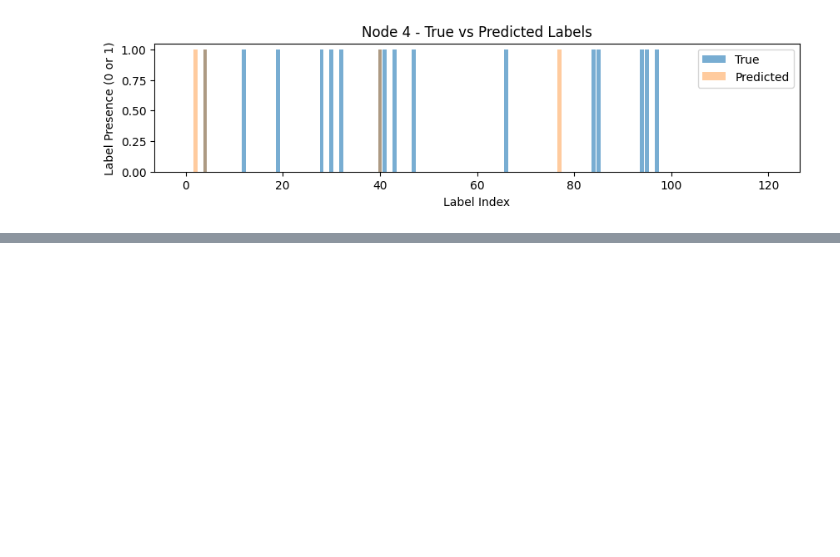
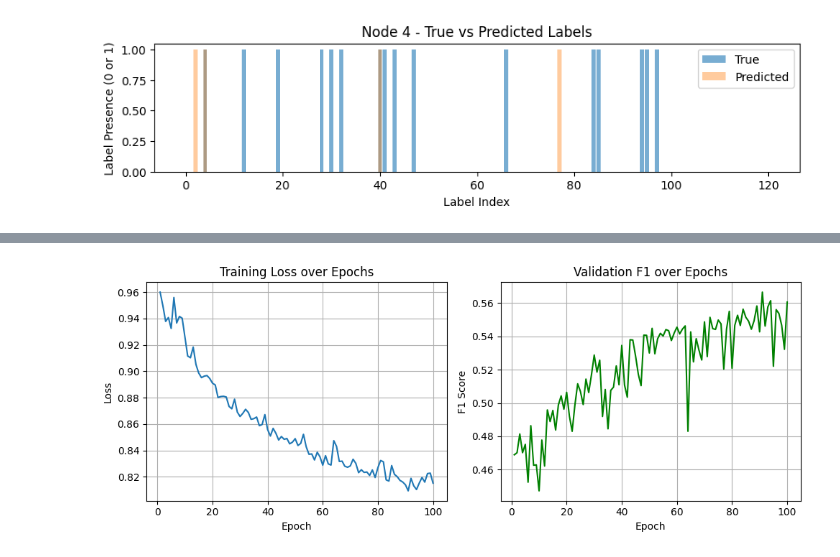
Before and after one commit to isaacbilsel/GNN-Proteins, a Jupyter notebook: PPI_GNN.ipynb, the cells around one changed output, grey strips where cells are left out. Saved outputs shown, nothing was run; the diff lists cells and outputs as text; code cells hidden in the pictures; blank space fills up the shorter version.

```diff
--- a/Copy_of_TRIALPYT.ipynb
+++ b/PPI_GNN.ipynb
@@ -183,7 +183,7 @@ class GAT(nn.Module):
         x = self.dropout(x)
 
         x = self.gat3(x, edge_index)
-        return torch.sigmoid(x)
+        return x
 # %%
 # Evaluation helper
 def evaluate(model, loader):
@@ -357,7 +358,7 @@ optimizer = optim.Adam(model.parameters(), lr=0.005, weight_decay=5e-4)
 loss_fn = nn.BCEWithLogitsLoss(pos_weight=class_weights.to(device))       # Changed from:  loss_fn = nn.BCELoss()
 
 # Train the GAT model
-train_losses, val_f1_scores = train_model(model, train_loader, val_loader, optimizer, loss_fn, epochs=100)
+train_losses, val_f1_scores = train_model(model, train_loader, val_loader, optimizer, loss_fn, epochs=100, patience=20)
 
 # Final test performance
 val_f1 = evaluate(model, val_loader)
@@ -380,3 +387,4 @@ Epoch 100/100, Loss: 0.4979, Train F1: 0.5212, Val F1: 0.5386
+[figure, added]
 # %%
 # Switch model to eval mode
 model.eval()
```
Also changed, not shown: parts of 3 cells of this notebook, 1 other file.
